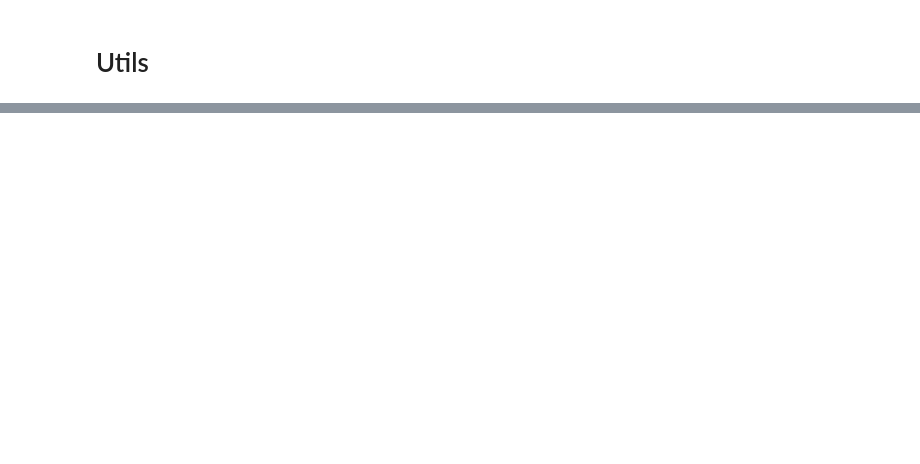
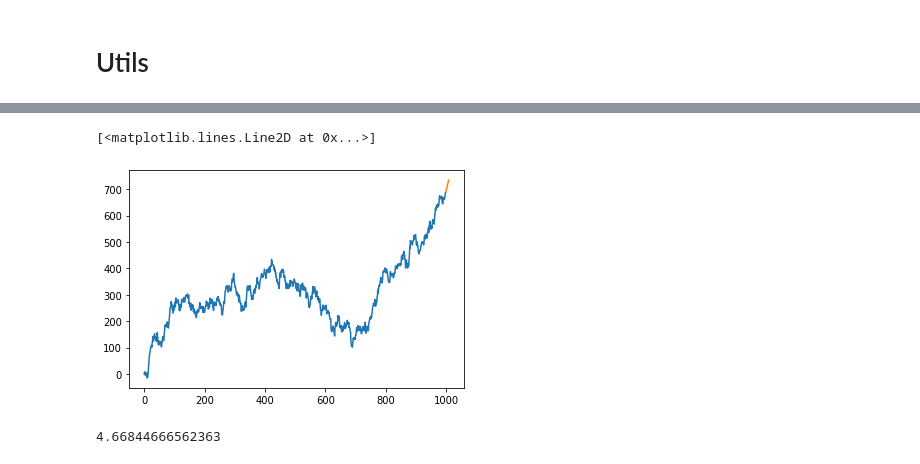
Before and after one commit to statmod-ml-community/ml-seminars-2019-2, a Jupyter notebook: ts-prediction.ipynb, the cells around one changed output, grey strips where cells are left out. Cells and saved outputs as stored; diff of their text form; code cells hidden in the pictures; blank space fills up the shorter version.

```diff
--- a/ts-prediction.ipynb
+++ b/ts-prediction.ipynb
@@ -51,0 +43,9 @@ plt.plot(linear(10, start=2))
+# %%
+def filter_series(series, filt, drop_na=False):
+    win_size = len(filt)
+    res =  series.rolling(win_size).apply(lambda w: w.dot(filt), raw=False)
+    return res.dropna() if drop_na else res
+
+def diff_series(series, drop_na=False):
+    filt = np.array([-1, 1])
+    return filter_series(series, filt, drop_na)
@@ -51,0 +149,3 @@ plt.plot(linear(10, start=2))
+# %%
+model = SimpleLinearModel(min_window=1, max_window=10, window_step=2)
+model = model.fit(series)
@@ -51,0 +156,12 @@ plt.plot(linear(10, start=2))
+# %%
+pred = model.predict(series, 10)
+# %%
+plt.plot(series)
+plt.plot(pred.Prediction)
+# %% [output]
+[<matplotlib.lines.Line2D at 0x...>]
+[figure, added]
+# %%
+pred.Slope
+# %% [output]
+4.66844666562363
```
Also changed, not shown: parts of 14 cells of this notebook.
